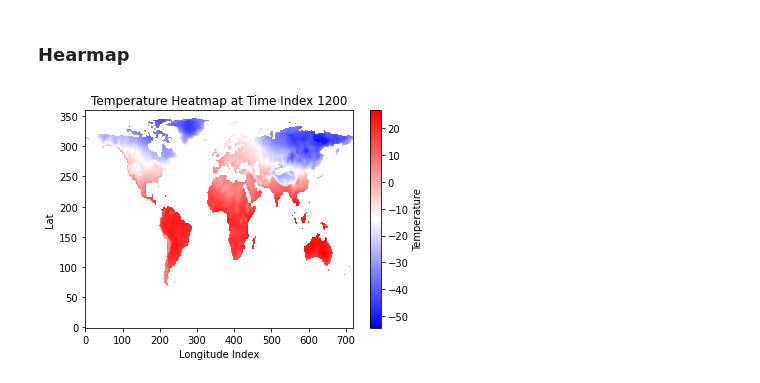
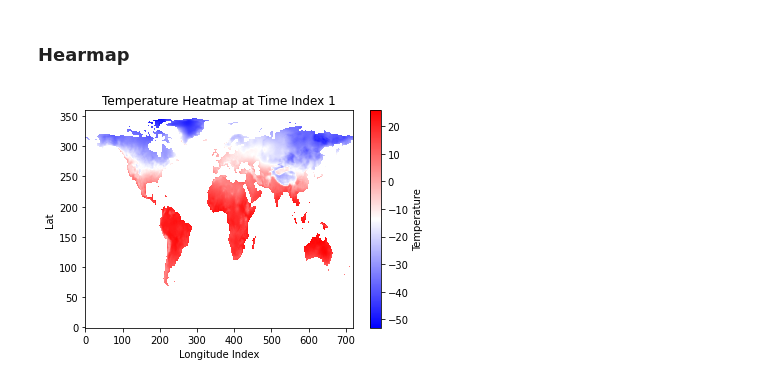
Before and after one commit to LeoausderDose/Praktikum_AWI, a Jupyter notebook: DNTFitNachJahreZeiten.ipynb, the cells around one changed output. Saved outputs shown, nothing was run; the diff lists cells and outputs as text; code cells hidden in the pictures.

```diff
--- a/DNTFitNachJahreZeiten.ipynb
+++ b/DNTFitNachJahreZeiten.ipynb
@@ -459,14 +729,14 @@ IndentationError: expected an indented block after function definition on line 1
 # %% [markdown]
 ### Hearmap
 # %%
-time_index = 1200
+time_index = 1
 temperature_data = TMin.isel(time=time_index).tmn#,lon = range(0,260), lat = range(330,360)).tmn
 
 plt.imshow(temperature_data, cmap='bwr', origin='lower', aspect='auto')
 plt.colorbar(label='Temperature')
 plt.title(f'Temperature Heatmap at Time Index {time_index}')
 plt.xlabel('Longitude Index')
 plt.ylabel('Lat')
 plt.show()
 # %% [output]
-[figure, old version]
+[figure, new version]
```
Also changed, not shown: parts of 14 cells of this notebook, 54 other files.
